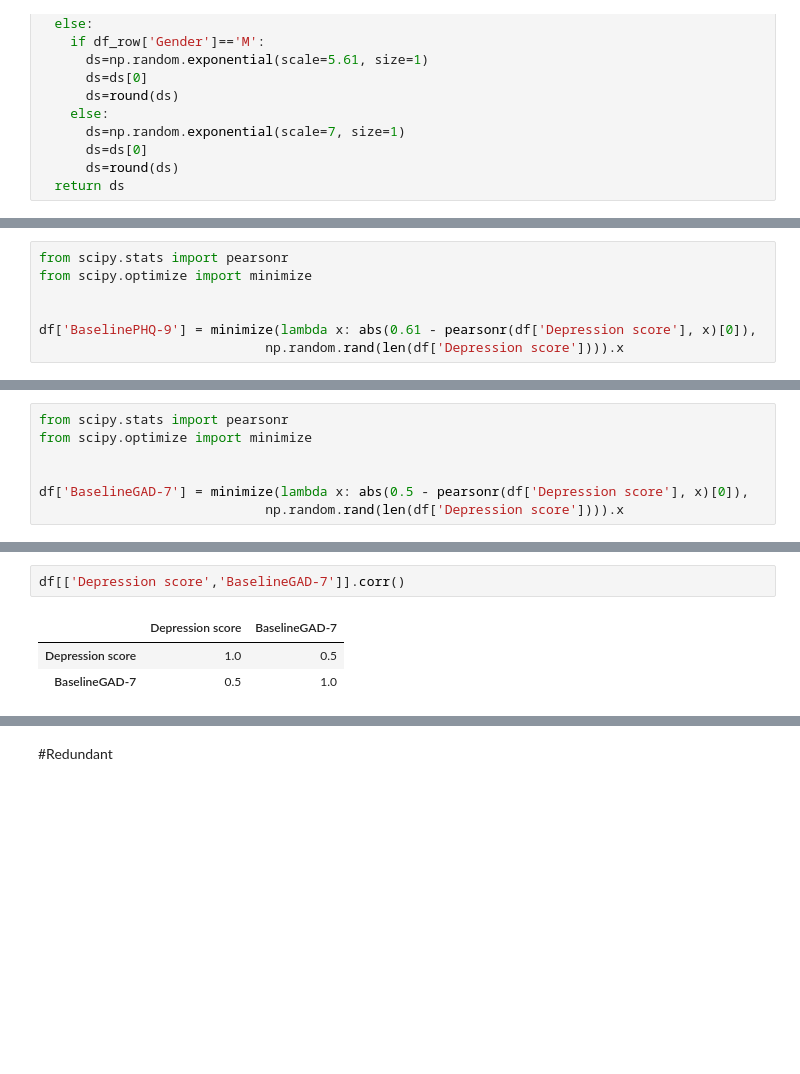
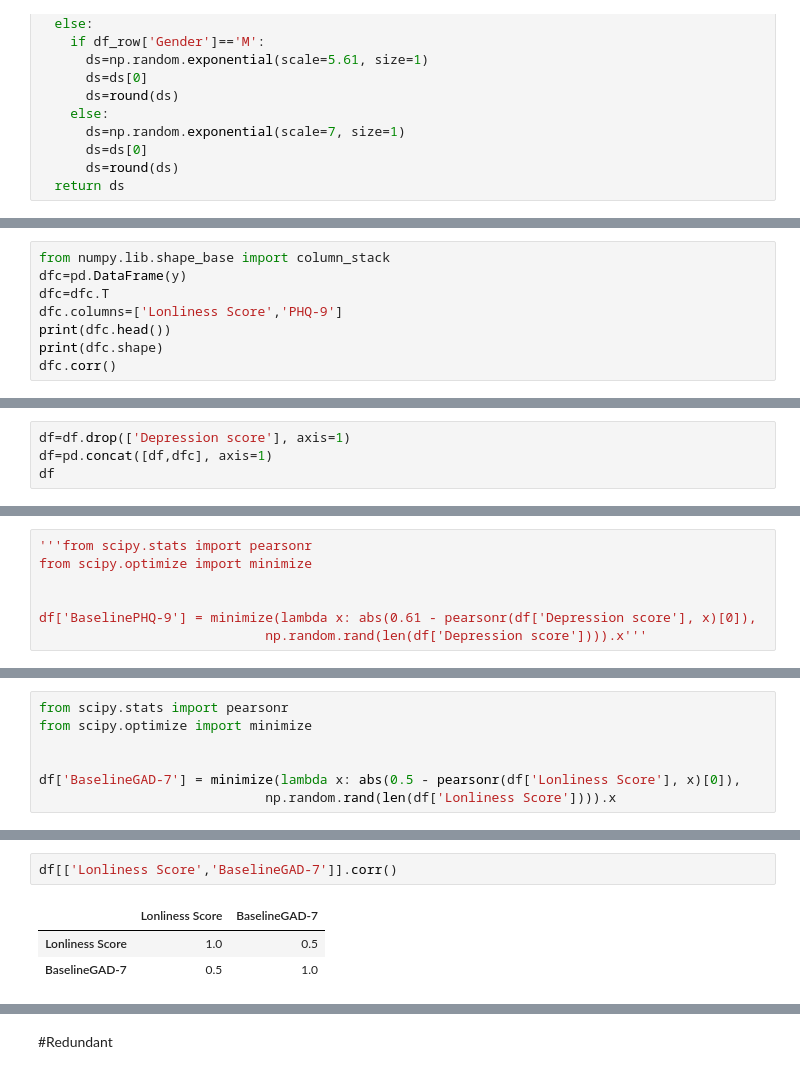
Before and after one commit to Morningspread/MITACS1, a Jupyter notebook: BC_Data.ipynb, the cells around one changed output, grey strips where cells are left out. Drawn from its saved outputs; the diff is of its cells as text; blank space fills up the shorter version.

Commit message:
Loneliness Data modelling, Contains PH9 and Dummy Coded "Gender"

```diff
--- a/BC_Data.ipynb
+++ b/BC_Data.ipynb
@@ -206,0 +259,8 @@ df.shape
+# %%
+from numpy.lib.shape_base import column_stack
+dfc=pd.DataFrame(y)
+dfc=dfc.T
+dfc.columns=['Lonliness Score','PHQ-9']
+print(dfc.head())
+print(dfc.shape)
+dfc.corr()
@@ -206,0 +292,4 @@ df.shape
+# %%
+df=df.drop(['Depression score'], axis=1)
+df=pd.concat([df,dfc], axis=1)
+df
@@ -217,7 +318,7 @@ for i in AgeList:
 # %%
-from scipy.stats import pearsonr
+'''from scipy.stats import pearsonr
 from scipy.optimize import minimize
 
 
 df['BaselinePHQ-9'] = minimize(lambda x: abs(0.61 - pearsonr(df['Depression score'], x)[0]),
-                             np.random.rand(len(df['Depression score']))).x
+                             np.random.rand(len(df['Depression score']))).x'''
@@ -241,8 +338,8 @@ from scipy.stats import pearsonr
 from scipy.optimize import minimize
 
 
-df['BaselineGAD-7'] = minimize(lambda x: abs(0.5 - pearsonr(df['Depression score'], x)[0]),
-                             np.random.rand(len(df['Depression score']))).x
+df['BaselineGAD-7'] = minimize(lambda x: abs(0.5 - pearsonr(df['Lonliness Score'], x)[0]),
+                             np.random.rand(len(df['Lonliness Score']))).x
 # %%
 df.head()
 # %% [output]
@@ -255,8 +352,8 @@ df.head()
 # %%
-df[['Depression score','BaselineGAD-7']].corr()
+df[['Lonliness Score','BaselineGAD-7']].corr()
 # %% [output]
-|  | Depression score | BaselineGAD-7 |
-| Depression score | 1.0 | 0.5 |
+|  | Lonliness Score | BaselineGAD-7 |
+| Lonliness Score | 1.0 | 0.5 |
 | BaselineGAD-7 | 0.5 | 1.0 |
 # %%
 pd.get_dummies(df,columns=['Gender'])
```
Also changed, not shown: parts of 28 cells of this notebook.
